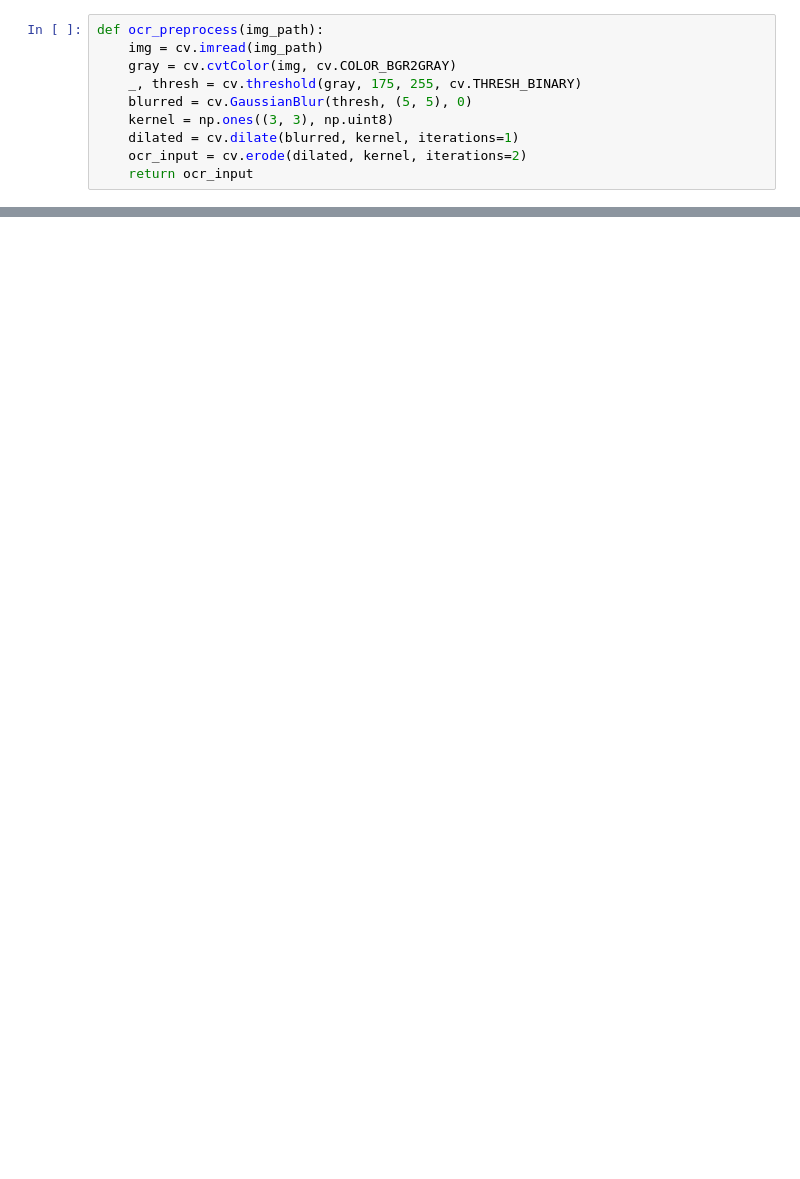
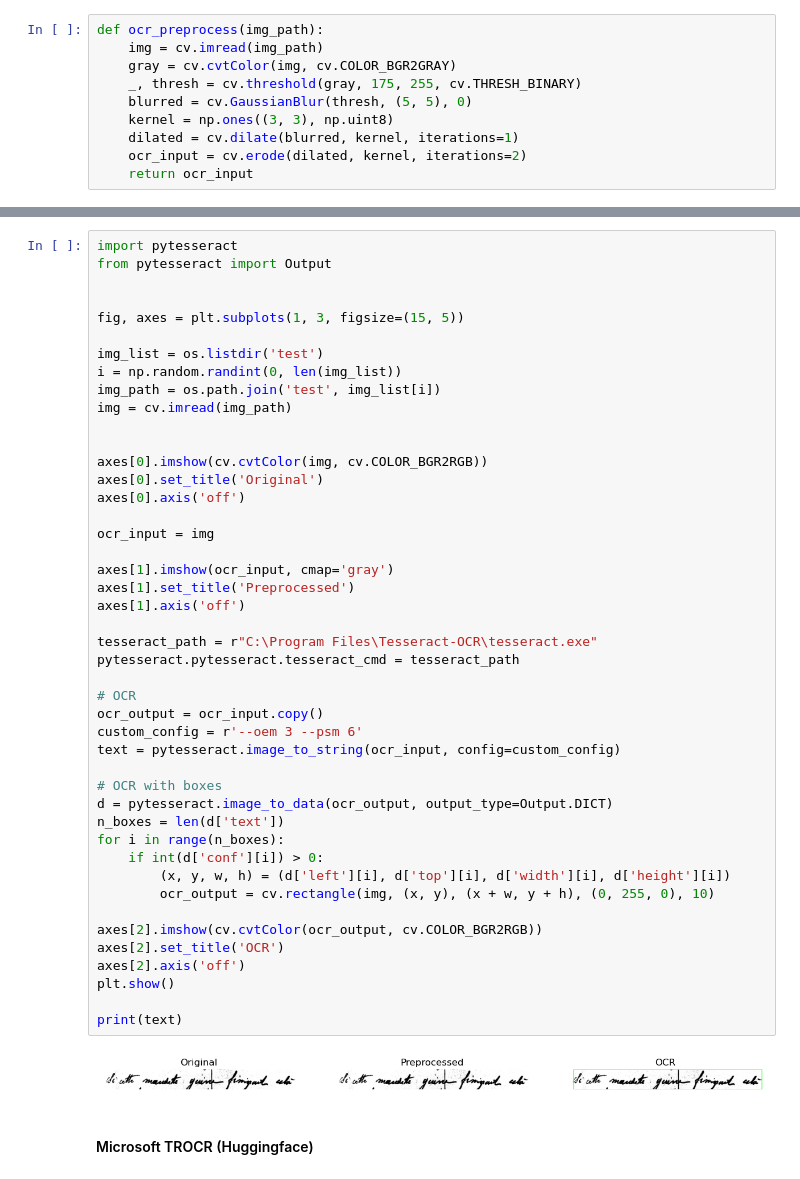
Before and after one commit to LouisChirol/PoulangePostCard, a Jupyter notebook: autocrop.ipynb, the cells around one changed output, grey strips where cells are left out. Saved outputs shown, nothing was run; the diff lists cells and outputs as text; blank space fills up the shorter version.

```diff
--- a/autocrop.ipynb
+++ b/autocrop.ipynb
@@ -230,0 +223,49 @@ a oe e a eles ~¥ ot ace ‘
+# %%
+import pytesseract
+from pytesseract import Output
+
+
+fig, axes = plt.subplots(1, 3, figsize=(15, 5))
+
+img_list = os.listdir('test')
+i = np.random.randint(0, len(img_list))
+img_path = os.path.join('test', img_list[i])
+img = cv.imread(img_path)
+
+
+axes[0].imshow(cv.cvtColor(img, cv.COLOR_BGR2RGB))
+axes[0].set_title('Original')
+axes[0].axis('off')
+
+ocr_input = img
+
+axes[1].imshow(ocr_input, cmap='gray')
+axes[1].set_title('Preprocessed')
+axes[1].axis('off')
+
+tesseract_path = r"C:\Program Files\Tesseract-OCR\tesseract.exe"
+pytesseract.pytesseract.tesseract_cmd = tesseract_path
+
+# OCR
+ocr_output = ocr_input.copy()
+custom_config = r'--oem 3 --psm 6'
+text = pytesseract.image_to_string(ocr_input, config=custom_config)
+
+# OCR with boxes
+d = pytesseract.image_to_data(ocr_output, output_type=Output.DICT)
+n_boxes = len(d['text'])
+for i in range(n_boxes):
+    if int(d['conf'][i]) > 0:
+        (x, y, w, h) = (d['left'][i], d['top'][i], d['width'][i], d['height'][i])
+        ocr_output = cv.rectangle(img, (x, y), (x + w, y + h), (0, 255, 0), 10)
+
+axes[2].imshow(cv.cvtColor(ocr_output, cv.COLOR_BGR2RGB))
+axes[2].set_title('OCR')
+axes[2].axis('off')
+plt.show()
+
+print(text)
+# %% [output]
+[figure, added]
+# %% [markdown]
+#### Microsoft TROCR (Huggingface)
```
Also changed, not shown: parts of 13 cells of this notebook.
